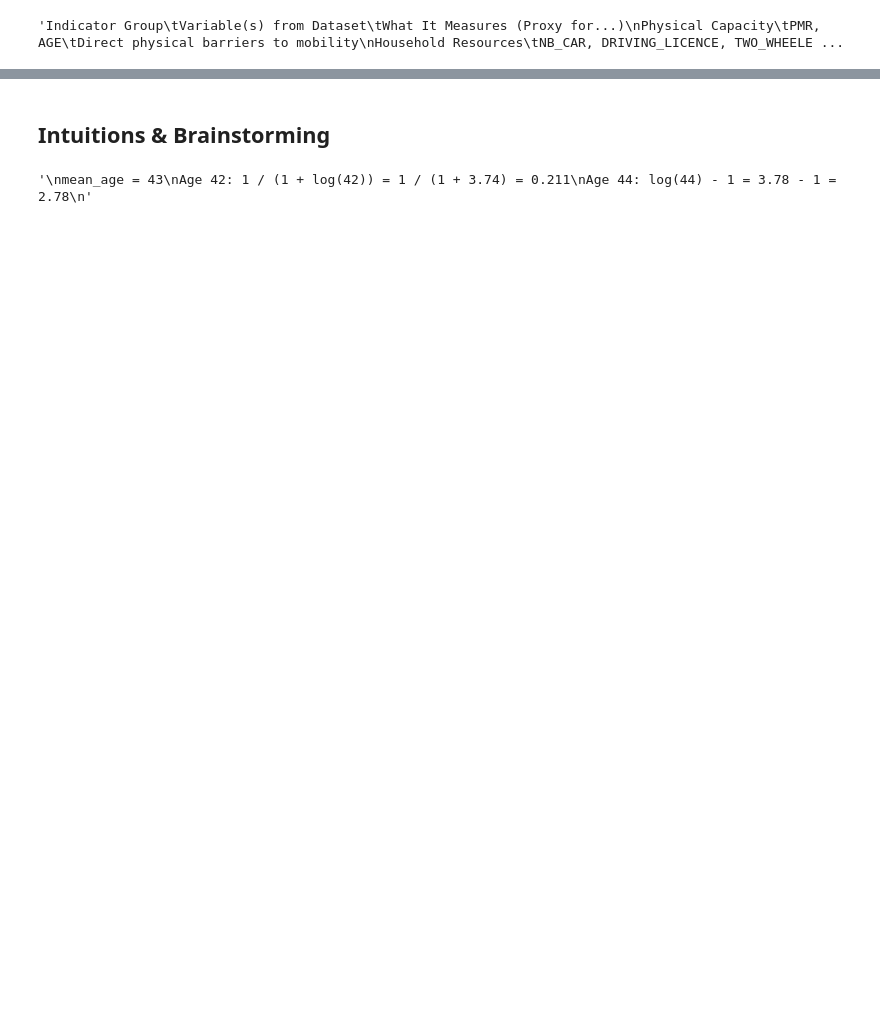
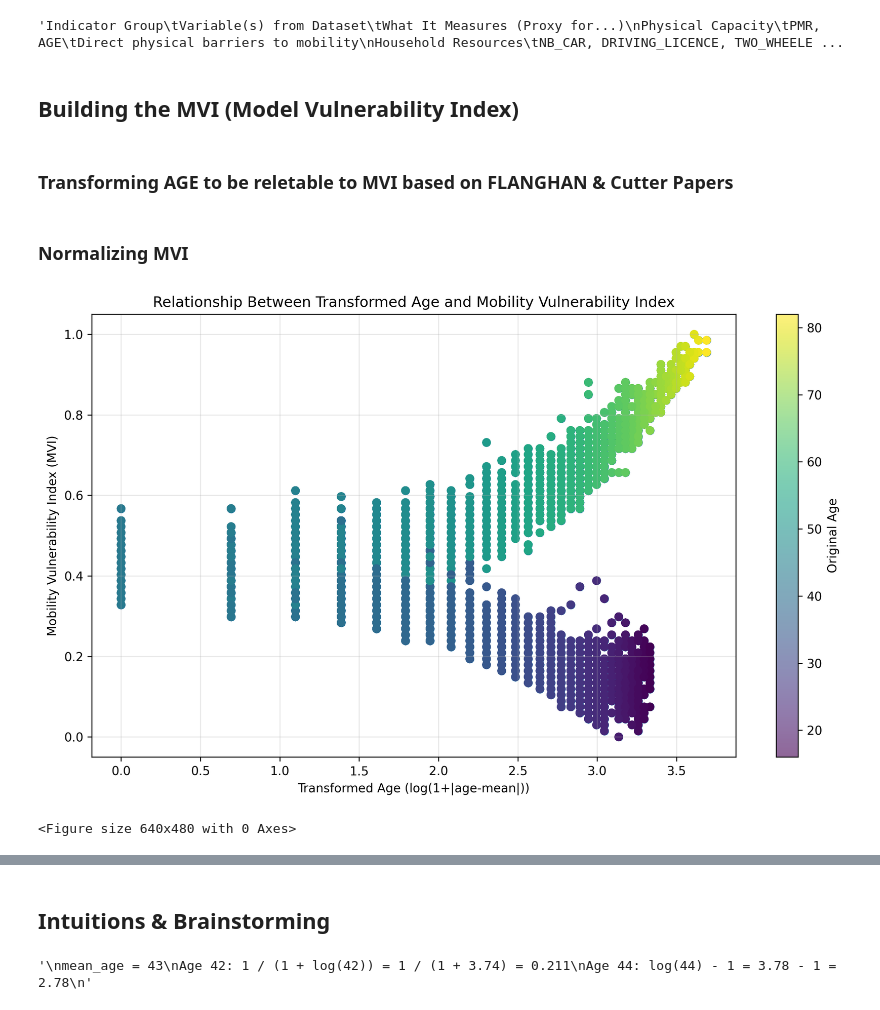
Before and after one commit to DEVOLOPER-1/Sim-Equity, a Jupyter notebook: EDA.ipynb, the cells around one changed output, grey strips where cells are left out. Cells and saved outputs as stored; diff of their text form; code cells hidden in the pictures; blank space fills up the shorter version.

```diff
--- a/EDA.ipynb
+++ b/EDA.ipynb
@@ -186,3 +204,42 @@ System Dependency	NAVIGO_SUB, etc.	Reliance on public systems that might fail
 """
 # %% [output]
 'Indicator Group\tVariable(s) from Dataset\tWhat It Measures (Proxy for...)\nPhysical Capacity\tPMR, AGE\tDirect physical barriers to mobility\nHousehold Resources\tNB_CAR, DRIVING_LICENCE, TWO_WHEELE ...
+# %% [markdown]
+## Building the MVI (Model Vulnerability Index)
+# %% [markdown]
+### Transforming AGE to be reletable to MVI based on FLANGHAN & Cutter Papers
+# %%
+mean_age = round(are_correlated["AGE"].mean())
+are_correlated = are_correlated.with_columns([
+    pl.col("AGE").map_elements(lambda x: log(1+ round(abs(x-mean_age) , 3))).alias('TRANSFORMED_AGE'),
+],
+    sum=pl.sum_horizontal(are_correlated.columns))
+are_correlated = are_correlated.rename({"sum":"MVI"})
+# %% [markdown]
+### Normalizing MVI
+# %%
+scaler = MinMaxScaler()
+
+scaled_values = scaler.fit_transform(X=are_correlated["MVI"].to_numpy().reshape(-1, 1))
+
+are_correlated = are_correlated.with_columns(
+    pl.Series("MVI", scaled_values.flatten(), dtype=pl.Float64)
+)
+# %%
+# Create a more informative scatter plot
+plt.figure(figsize=(10, 6) , dpi=300)
+plt.scatter(x=are_correlated["TRANSFORMED_AGE"], y=are_correlated["MVI"], alpha=0.6)
+plt.title('Relationship Between Transformed Age and Mobility Vulnerability Index')
+plt.xlabel('Transformed Age (log(1+|age-mean|))')
+plt.ylabel('Mobility Vulnerability Index (MVI)')
+plt.grid(True, alpha=0.3)
+plt.colorbar(plt.scatter(x=are_correlated["TRANSFORMED_AGE"], y=are_correlated["MVI"],
+                         c=are_correlated["AGE"], cmap='viridis', alpha=0.6),
+             label='Original Age')
+plt.tight_layout()
+plt.show()
+
+plt.savefig("x.png" , dpi =300)
+# %% [output]
+[figure, added]
+<Figure size 640x480 with 0 Axes>
```
Also changed, not shown: parts of 7 cells of this notebook.
